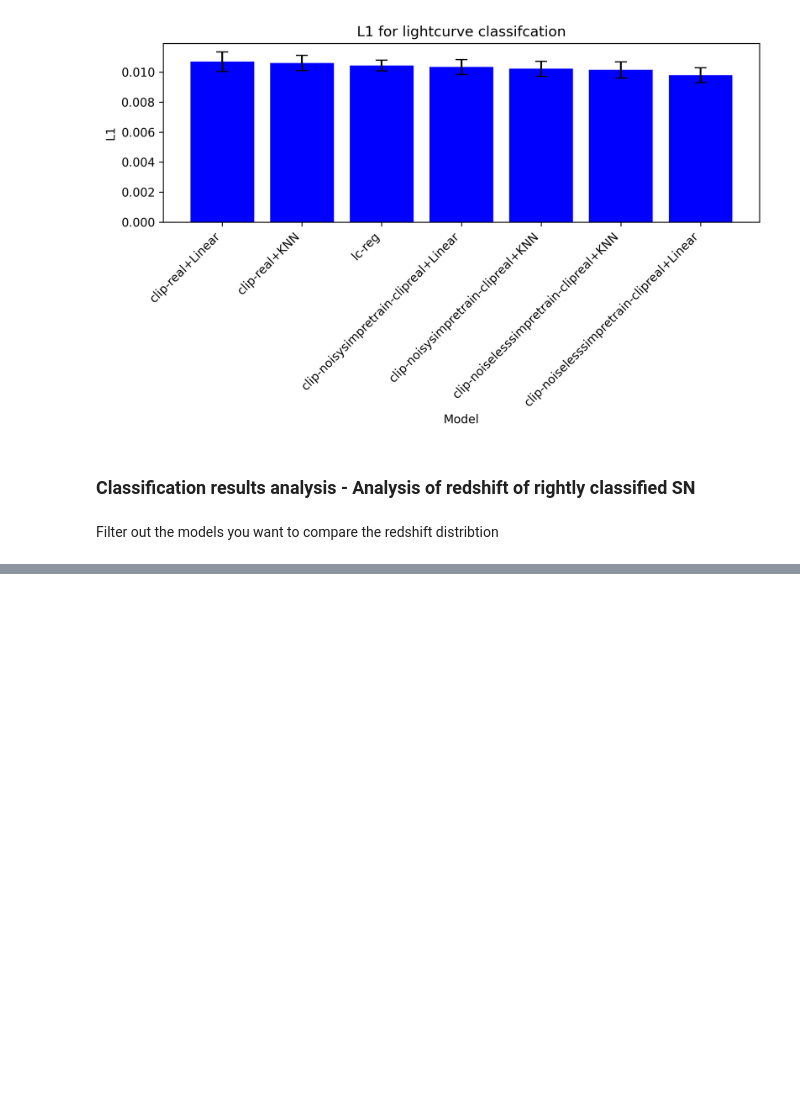
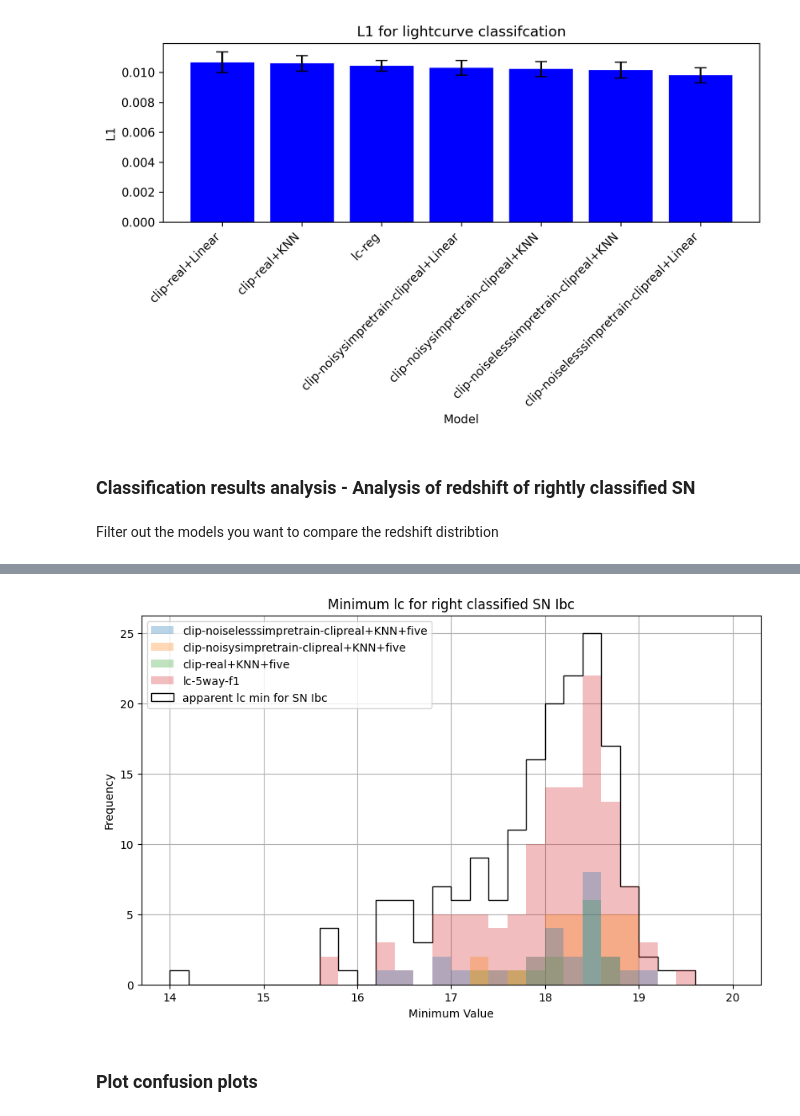
Before and after one commit to ThomasHelfer/multimodal-supernovae, a Jupyter notebook: plot_data.ipynb, the cells around one changed output, grey strips where cells are left out. Saved outputs shown, nothing was run; the diff lists cells and outputs as text; code cells hidden in the pictures; blank space fills up the shorter version.

```diff
--- a/plot_data.ipynb
+++ b/plot_data.ipynb
@@ -263,0 +271,28 @@ plt.show()
+# %%
+def compute_masked_min(filtered_df, data = 'lc_data'):
+    """
+    Computes the minimum of x_lc after applying mask_lc for each batch.
+
+    Parameters:
+    filtered_df (pd.DataFrame): The filtered DataFrame containing 'lc_data' with 'x_lc' and 'mask_lc'.
+
+    Returns:
+    List: A list containing the masked minimum values for each batch.
+    """
+    x_lc_list = filtered_df[data].apply(lambda d: d['x_lc'] if d is not None else None)
+    mask_lc_list = filtered_df[data].apply(lambda d: d['mask_lc'] if d is not None else None)
+    masked_min_list = []
+
+    for x_lc, mask_lc in zip(x_lc_list, mask_lc_list):
+        if x_lc is not None and len(x_lc) > 0:
+            masked_min = np.min(np.where(mask_lc, x_lc, np.inf), axis=1)
+            masked_min_list.append(masked_min)
+        else:
+            masked_min_list.append([])
+
+    return masked_min_list
+# %%
+# Filter out classes
+filtered_classified = filter_elements(df_cleaned, class_filter)
+min_lc_data_hit = compute_masked_min(filtered_classified,'lc_data')
+min_lc_data_class_all = compute_masked_min(filtered_classified,'lc_data_all')
@@ -263,0 +307,19 @@ plt.show()
+# %%
+# Plot the masked minimum values
+plt.figure(figsize=(10, 6))
+for i, data in enumerate(min_lc_data_hit):
+    if data is not None:
+        plt.hist(data, bins=30, alpha=0.3, label=f'{filtered_classified["Model"][i]}',range = (14,20),zorder = 10-i)
+
+plt.hist(min_lc_data_class_all[0], bins=30, label=f'apparent lc min for {class_names[int(class_filter)][0]}',range = (14,20), histtype="step",edgecolor = 'black')
+
+plt.title(f'Minimum lc for right classified {class_names[int(class_filter)][0]}')
+plt.xlabel('Minimum Value')
+plt.ylabel('Frequency')
+plt.legend(loc='upper left')
+plt.grid(True)
+plt.show()
+# %% [output]
+[figure, added]
+# %% [markdown]
+### Plot confusion plots
```
Also changed, not shown: parts of 10 cells of this notebook.
